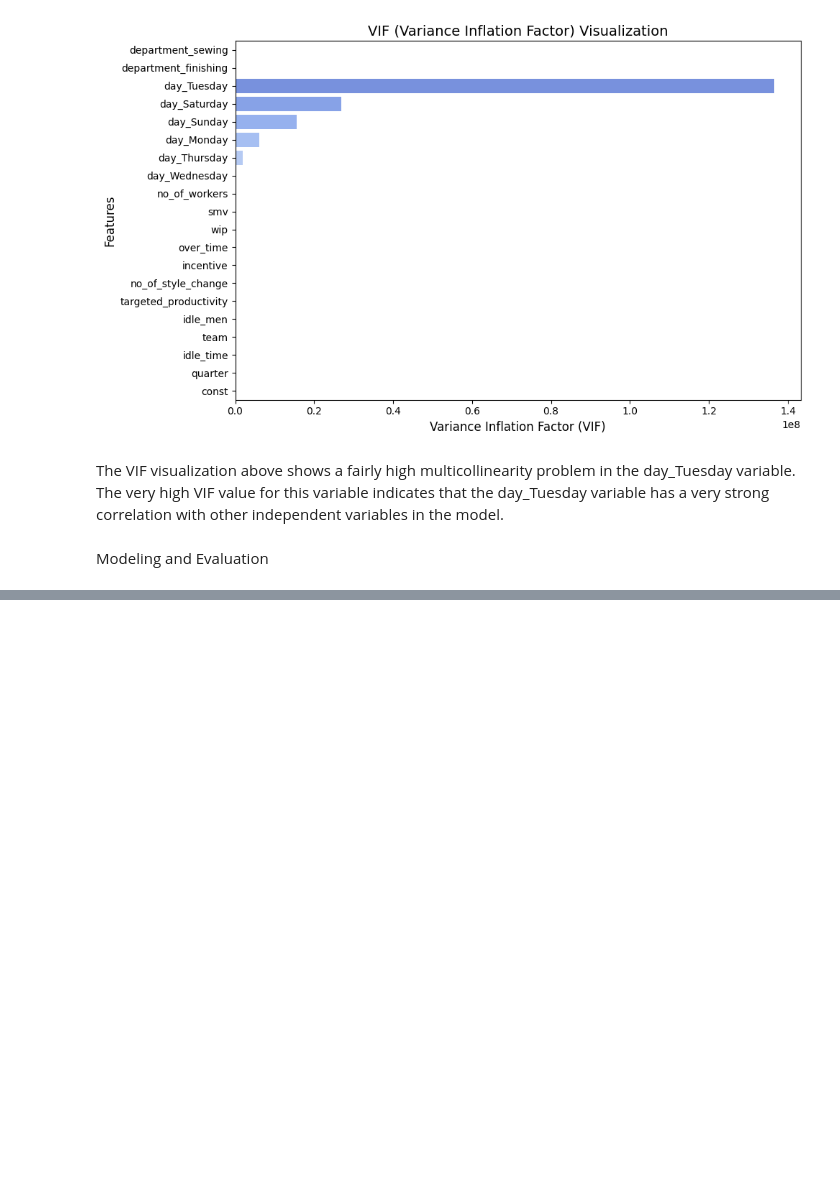
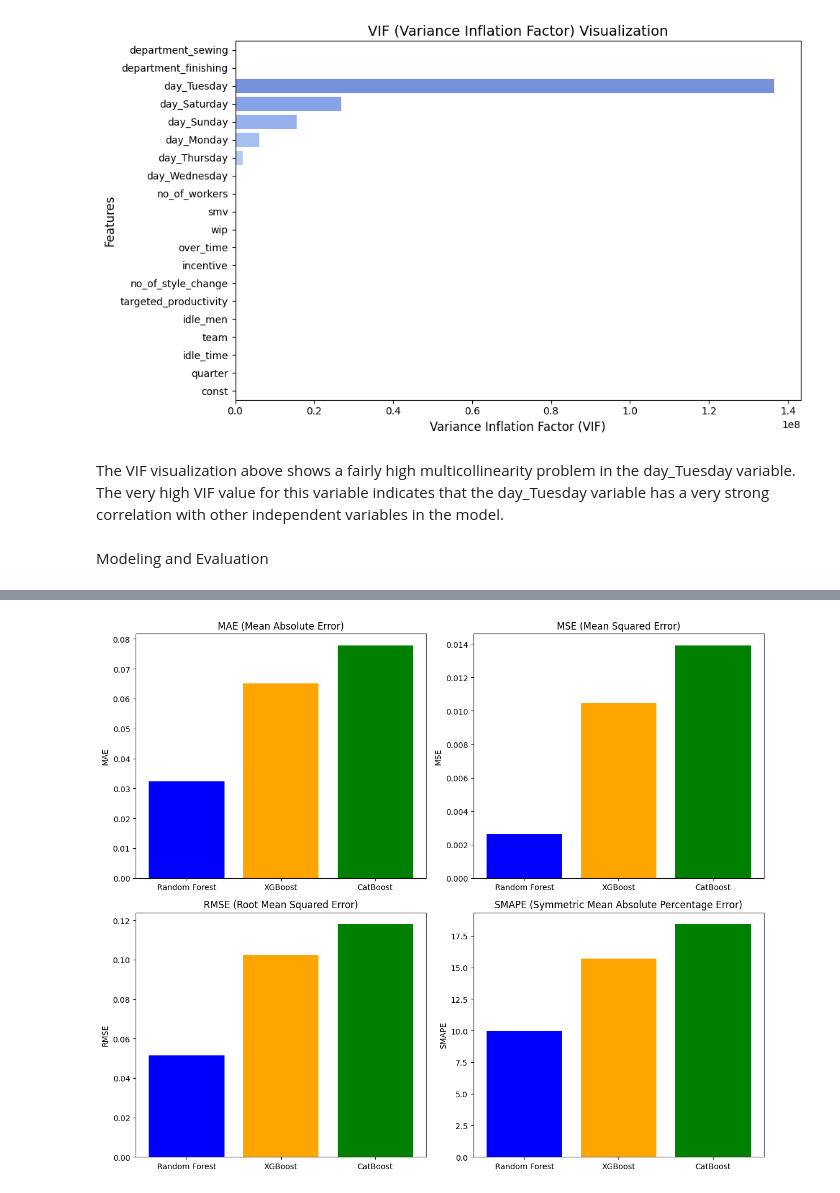
Before and after one commit to bagassarendra/GarmentWorkerProductivity-CapstoneProject, a Jupyter notebook: CapstoneProject.ipynb, the cells around one changed output, grey strips where cells are left out. Saved outputs shown, nothing was run; the diff lists cells and outputs as text; code cells hidden in the pictures; blank space fills up the shorter version.

```diff
--- a/CapstoneProject.ipynb
+++ b/CapstoneProject.ipynb
@@ -727,0 +892,35 @@ Modeling and Evaluation
+# %%
+# Data
+models = ['Random Forest', 'XGBoost', 'CatBoost']
+mae = [0.032275, 0.064996, 0.077798]
+mse = [0.002644, 0.010455, 0.013908]
+rmse = [0.051425, 0.102250, 0.117930]
+smape = [9.949330, 15.686648, 18.413652]
+
+# Plotting
+fig, axes = plt.subplots(2, 2, figsize=(12, 10))
+
+# MAE
+axes[0, 0].bar(models, mae, color=['blue', 'orange', 'green'])
+axes[0, 0].set_title('MAE (Mean Absolute Error)')
+axes[0, 0].set_ylabel('MAE')
+
+# MSE
+axes[0, 1].bar(models, mse, color=['blue', 'orange', 'green'])
+axes[0, 1].set_title('MSE (Mean Squared Error)')
+axes[0, 1].set_ylabel('MSE')
+
+# RMSE
+axes[1, 0].bar(models, rmse, color=['blue', 'orange', 'green'])
+axes[1, 0].set_title('RMSE (Root Mean Squared Error)')
+axes[1, 0].set_ylabel('RMSE')
+
+# SMAPE
+axes[1, 1].bar(models, smape, color=['blue', 'orange', 'green'])
+axes[1, 1].set_title('SMAPE (Symmetric Mean Absolute Percentage Error)')
+axes[1, 1].set_ylabel('SMAPE')
+
+plt.tight_layout()
+plt.show()
+# %% [output]
+[figure, added]
```
Also changed, not shown: parts of 9 cells of this notebook.
